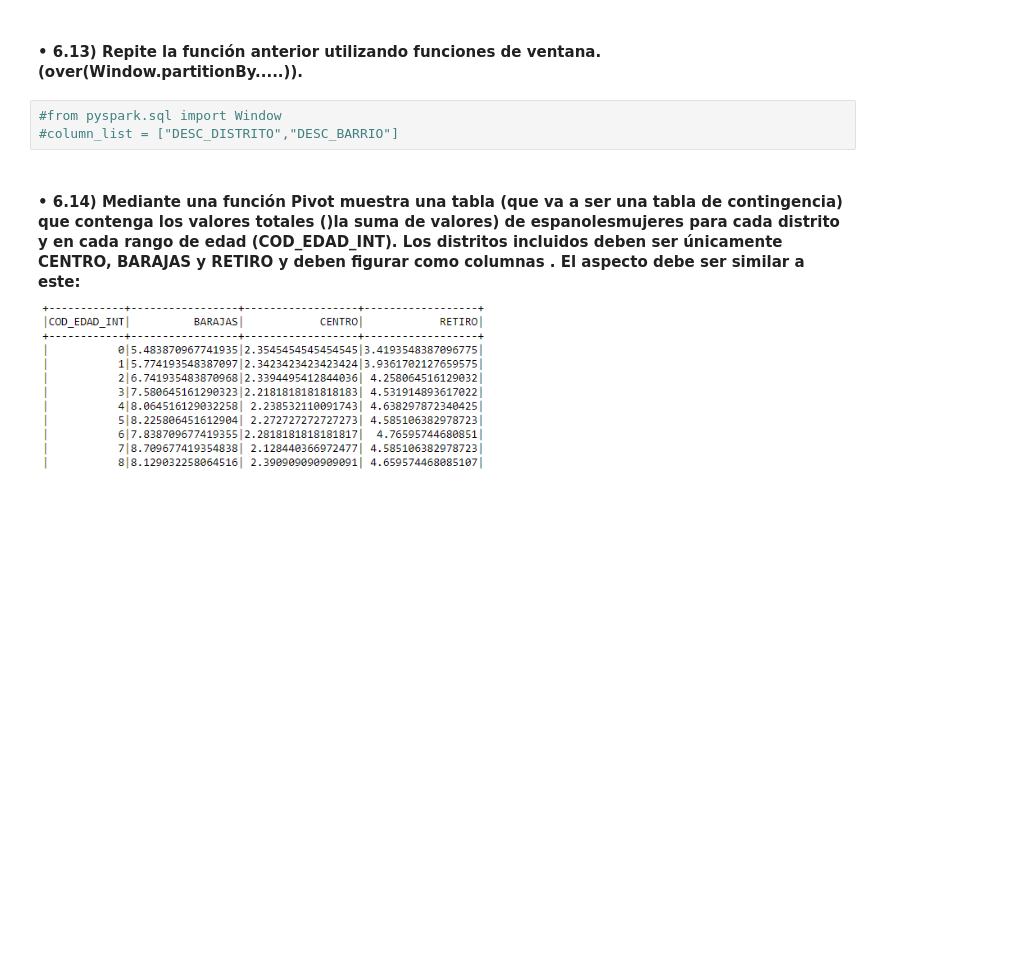
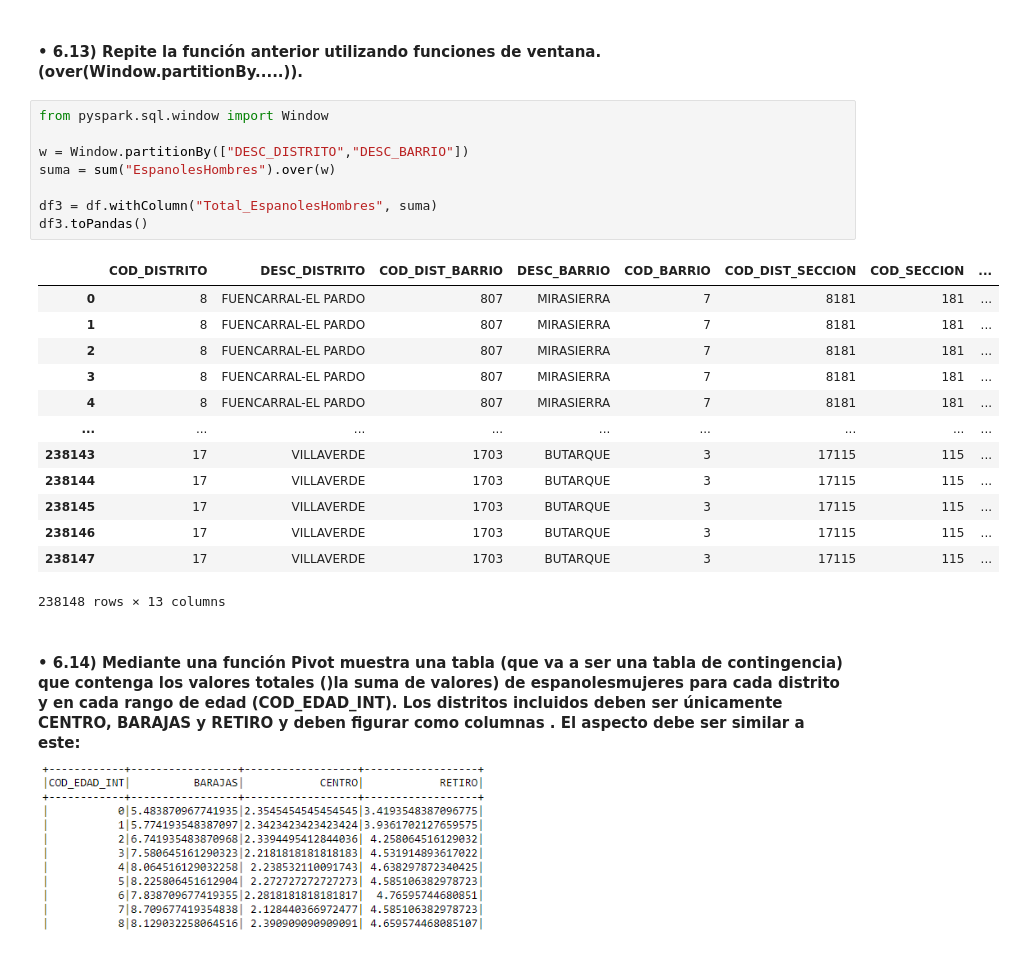
Before and after one commit to ESOJ74/Big-Data-Procesing, a Jupyter notebook: NOTEBOOKS/Bosonit/Proyecto_Padron/6-Un poquito de Spark.ipynb, the cells around one changed output. Cells and saved outputs as stored; diff of their text form; blank space fills up the shorter version.

```diff
--- a/NOTEBOOKS/Bosonit/Proyecto_Padron/6-Un poquito de Spark.ipynb
+++ b/NOTEBOOKS/Bosonit/Proyecto_Padron/6-Un poquito de Spark.ipynb
@@ -239,8 +239,27 @@ df3.toPandas()
 # %% [markdown]
 #### • 6.13) Repite la función anterior utilizando funciones de ventana. (over(Window.partitionBy.....)).
 # %%
-#from pyspark.sql import Window
-#column_list = ["DESC_DISTRITO","DESC_BARRIO"]
+from pyspark.sql.window import Window
+
+w = Window.partitionBy(["DESC_DISTRITO","DESC_BARRIO"])
+suma = sum("EspanolesHombres").over(w)
+
+df3 = df.withColumn("Total_EspanolesHombres", suma)
+df3.toPandas()
+# %% [output]
+|  | COD_DISTRITO | DESC_DISTRITO | COD_DIST_BARRIO | DESC_BARRIO | COD_BARRIO | COD_DIST_SECCION | COD_SECCION | ... |
+| 0 | 8 | FUENCARRAL-EL PARDO | 807 | MIRASIERRA | 7 | 8181 | 181 | ... |
+| 1 | 8 | FUENCARRAL-EL PARDO | 807 | MIRASIERRA | 7 | 8181 | 181 | ... |
+| 2 | 8 | FUENCARRAL-EL PARDO | 807 | MIRASIERRA | 7 | 8181 | 181 | ... |
+| 3 | 8 | FUENCARRAL-EL PARDO | 807 | MIRASIERRA | 7 | 8181 | 181 | ... |
+| 4 | 8 | FUENCARRAL-EL PARDO | 807 | MIRASIERRA | 7 | 8181 | 181 | ... |
+| ... | ... | ... | ... | ... | ... | ... | ... | ... |
+| 238143 | 17 | VILLAVERDE | 1703 | BUTARQUE | 3 | 17115 | 115 | ... |
+| 238144 | 17 | VILLAVERDE | 1703 | BUTARQUE | 3 | 17115 | 115 | ... |
+| 238145 | 17 | VILLAVERDE | 1703 | BUTARQUE | 3 | 17115 | 115 | ... |
+| 238146 | 17 | VILLAVERDE | 1703 | BUTARQUE | 3 | 17115 | 115 | ... |
+| 238147 | 17 | VILLAVERDE | 1703 | BUTARQUE | 3 | 17115 | 115 | ... |
+238148 rows × 13 columns
 # %% [markdown]
 #### • 6.14) Mediante una función Pivot muestra una tabla (que va a ser una tabla de contingencia) que contenga los valores totales ()la suma de valores) de espanolesmujeres para cada distrito y en cada rango de edad (COD_EDAD_INT). Los distritos incluidos deben ser únicamente CENTRO, BARAJAS y RETIRO y deben figurar como columnas . El aspecto debe ser similar a este:
 ![image.png](attachment:image.png)
```
Also changed, not shown: parts of 2 cells of this notebook, 3 other files.
